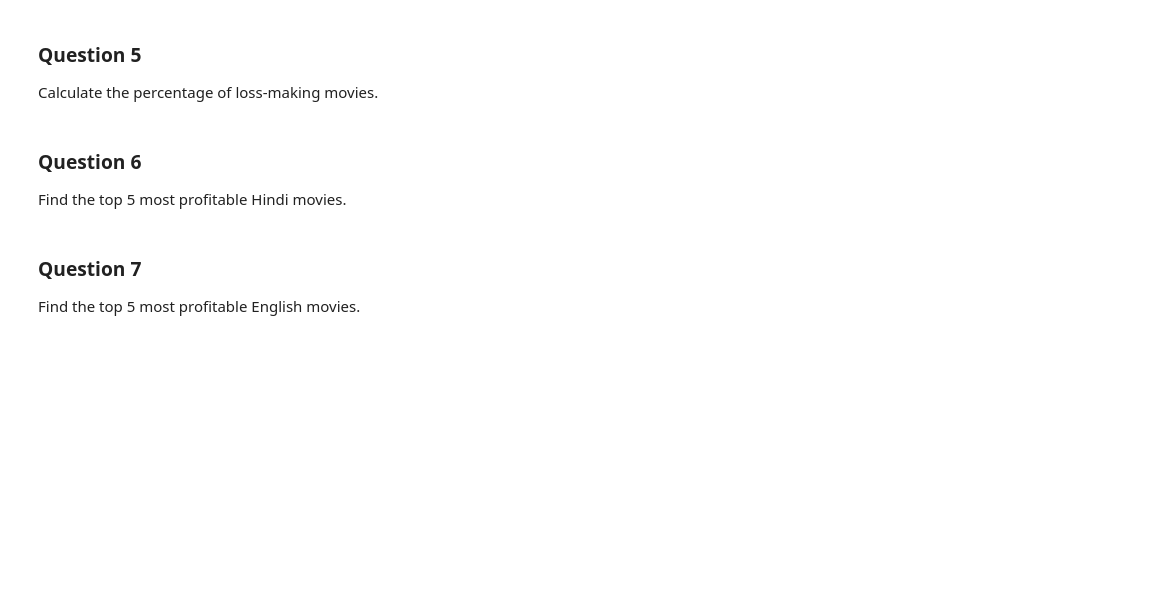
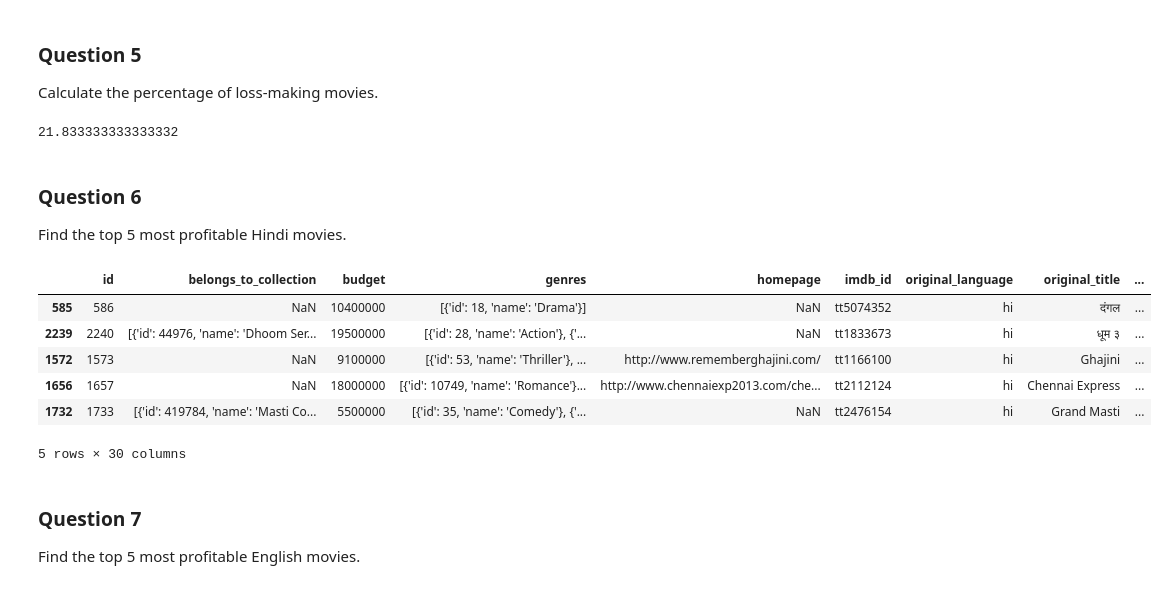
Before and after one commit to sanyam092006/ml_new, a Jupyter notebook: Copy_of_IMDb_Week_Long_Pandas_Assignment.ipynb, the cells around one changed output. Cells and saved outputs as stored; diff of their text form; code cells hidden in the pictures; blank space fills up the shorter version.

```diff
--- a/Copy_of_IMDb_Week_Long_Pandas_Assignment.ipynb
+++ b/Copy_of_IMDb_Week_Long_Pandas_Assignment.ipynb
@@ -946,11 +946,23 @@ print((df['profit']>0).mean()*100)
 Calculate the percentage of loss-making movies.
 # %%
 # Write your solution here
+print((df['profit']<0).mean()*100)
+# %% [output]
+21.833333333333332
 # %% [markdown]
 ### Question 6
 Find the top 5 most profitable Hindi movies.
 # %%
 # Write your solution here
+df[df['original_language']=='hi'].sort_values(by='profit',ascending=False).head(5)
+# %% [output]
+|  | id | belongs_to_collection | budget | genres | homepage | imdb_id | original_language | original_title | ... |
+| 585 | 586 | NaN | 10400000 | [{'id': 18, 'name': 'Drama'}] | NaN | tt5074352 | hi | दंगल | ... |
+| 2239 | 2240 | [{'id': 44976, 'name': 'Dhoom Ser... | 19500000 | [{'id': 28, 'name': 'Action'}, {'... | NaN | tt1833673 | hi | धूम ३ | ... |
+| 1572 | 1573 | NaN | 9100000 | [{'id': 53, 'name': 'Thriller'}, ... | http://www.rememberghajini.com/ | tt1166100 | hi | Ghajini | ... |
+| 1656 | 1657 | NaN | 18000000 | [{'id': 10749, 'name': 'Romance'}... | http://www.chennaiexp2013.com/che... | tt2112124 | hi | Chennai Express | ... |
+| 1732 | 1733 | [{'id': 419784, 'name': 'Masti Co... | 5500000 | [{'id': 35, 'name': 'Comedy'}, {'... | NaN | tt2476154 | hi | Grand Masti | ... |
+5 rows × 30 columns
 # %% [markdown]
 ### Question 7
 Find the top 5 most profitable English movies.
```
Also changed, not shown: parts of 4 cells of this notebook.
